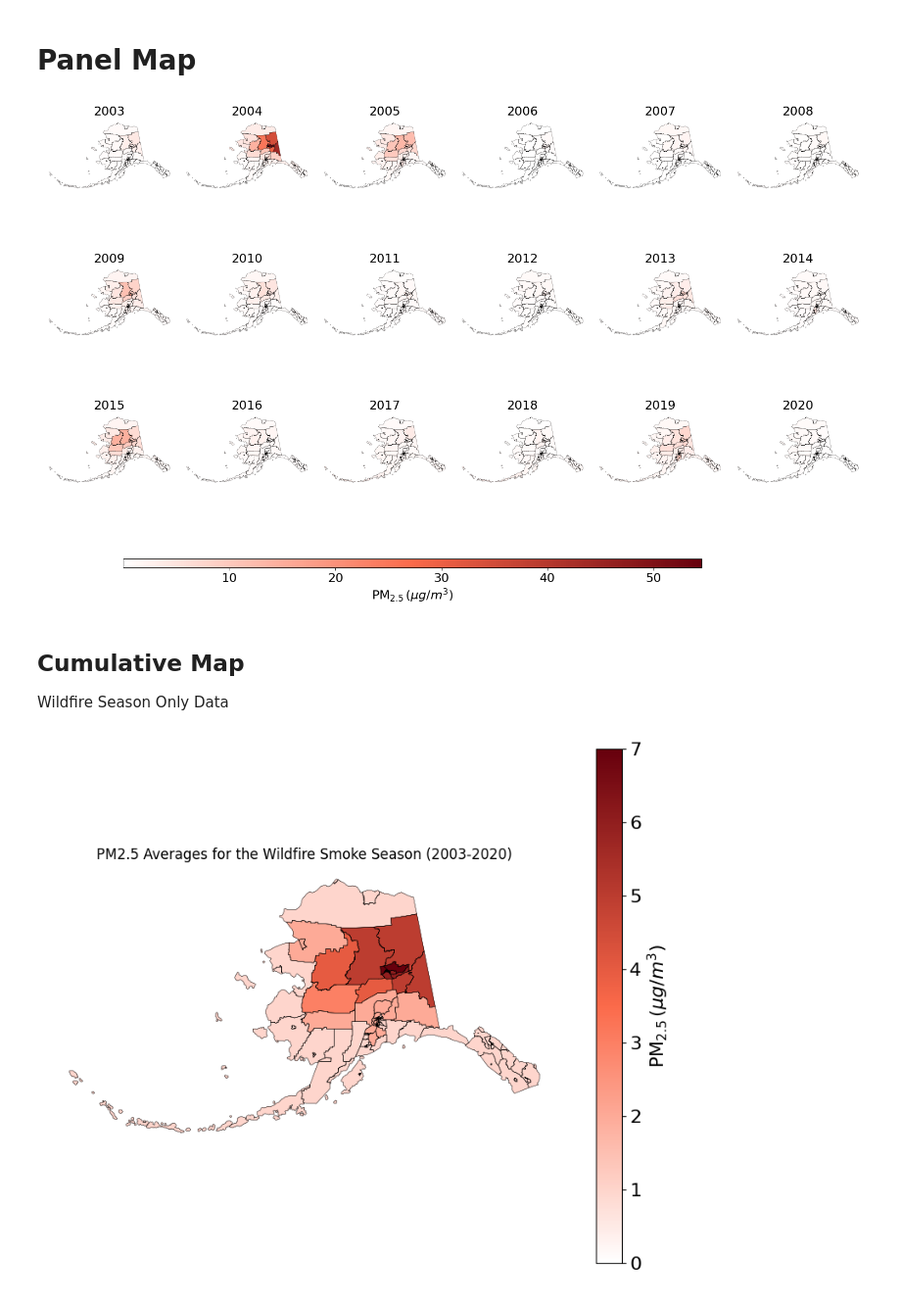
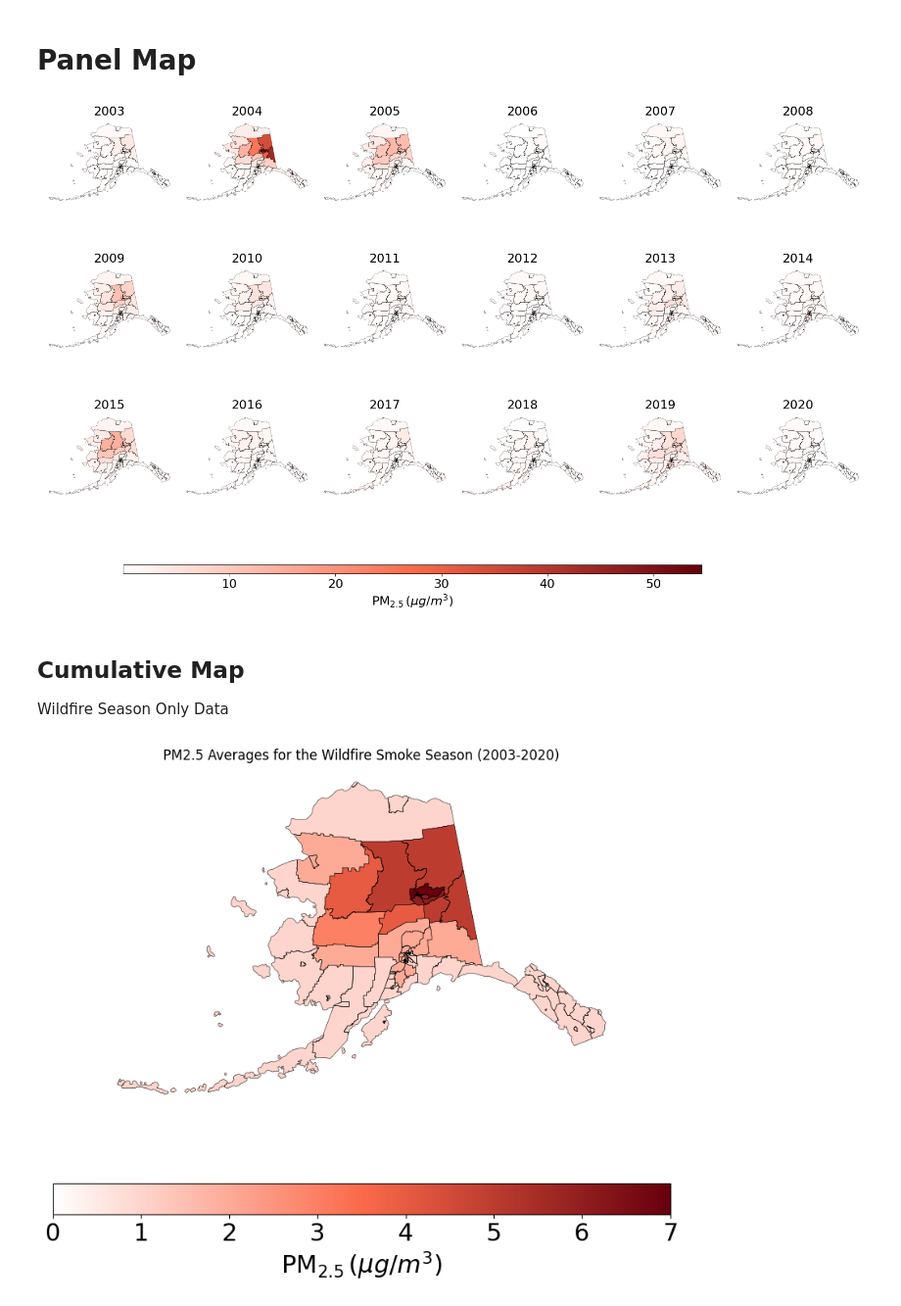
Before and after one commit to Hahn-Research-Group/Alaska_wildfire-smoke-metrics_2025, a Jupyter notebook: Scripts/2. average_daily_wfs_pm25_during_wfs_season.ipynb, the cells around one changed output. Shown: that part at 98% size. Saved outputs shown, nothing was run; the diff lists cells and outputs as text; code cells hidden in the pictures.

```diff
--- a/Scripts/2. average_daily_wfs_pm25_during_wfs_season.ipynb
+++ b/Scripts/2. average_daily_wfs_pm25_during_wfs_season.ipynb
@@ -22,7 +22,7 @@ grouped_data_path = os.path.join(current_directory, relative_path)
 PM25_by_Tracts_WFS = pd.read_csv(grouped_data_path)
 
 # Census Tracts Shapefile
-relative_sf_path = "Raw_Data/Shapefiles/Tracts2020.shp"
+relative_sf_path = "Raw_Data/Shapefiles/Tracts2020_Adjusted.shp"
 grouped_data_CT_path = os.path.join(current_directory, relative_sf_path)
 Tracts2020 = gpd.read_file(grouped_data_CT_path)
 Tracts2020 = Tracts2020.to_crs(epsg=3338) # NAD AK Albers projection (better to project maps of AK only)
@@ -205,7 +205,7 @@ plt.savefig(output_file_path, dpi=300, bbox_inches='tight')
 # Show the figure in the notebook
 plt.show()
 # %% [output]
-[figure, old version]
+[figure, new version]
 # %% [markdown]
 ## Cumulative Map
 Wildfire Season Only Data
@@ -249,36 +249,36 @@ WFS_M1_Cummul_Tract_wGeo.plot(
     legend=True,
     vmin=vmin,
     vmax=vmax,
-    legend_kwds={'label': r'$\mathrm{PM}_{2.5}\, (\mu g/m^3)$', 'orientation': "vertical"}
+    legend_kwds={'label': r'$\mathrm{PM}_{2.5}\, (\mu g/m^3)$', 'orientation': "horizontal"}
 )
 
 # Colorbar label text sizing
 cbar = ax.get_figure().get_axes()[1]
-cbar.set_ylabel(r'$\mathrm{PM}_{2.5}\, (\mu g/m^3)$', fontsize=16)  # Increase title size
-cbar.tick_params(labelsize=16)  # Increase tick label size
+cbar.set_xlabel(r'$\mathrm{PM}_{2.5}\, (\mu g/m^3)$', fontsize=22)  # Increase title size
+cbar.tick_params(labelsize=22)  # Increase tick label size
 
 # Add thin black border to the shapefile data
 WFS_M1_Cummul_Tract_wGeo.boundary.plot(ax=ax, color='black', linewidth=0.20, transform=alaska_albers)
 
 # Remove box around map
 fig, ax = plt.gcf(), plt.gca()
 ax.axis('off')
 
 # Export without title
 output_file_path = f"{output_folder}/WFS_M1a_Cummulative.png"
 plt.savefig(output_file_path, dpi=300, bbox_inches='tight')
 
 # Map title
 ax.set_title('PM2.5 Averages for the Wildfire Smoke Season (2003-2020)')
 
 # Draw the figure to ensure everything is properly rendered
 plt.draw()
 
 # Export with title
 output_file_path = f"{output_folder}/WFS_M1a_Cummulative_Titled.png"
 plt.savefig(output_file_path, dpi=300, bbox_inches='tight')
 
 # Show the figure in the notebook
 plt.show()
 # %% [output]
-[figure, old version]
+[figure, new version]
```
Also changed, not shown: 7 other files.
